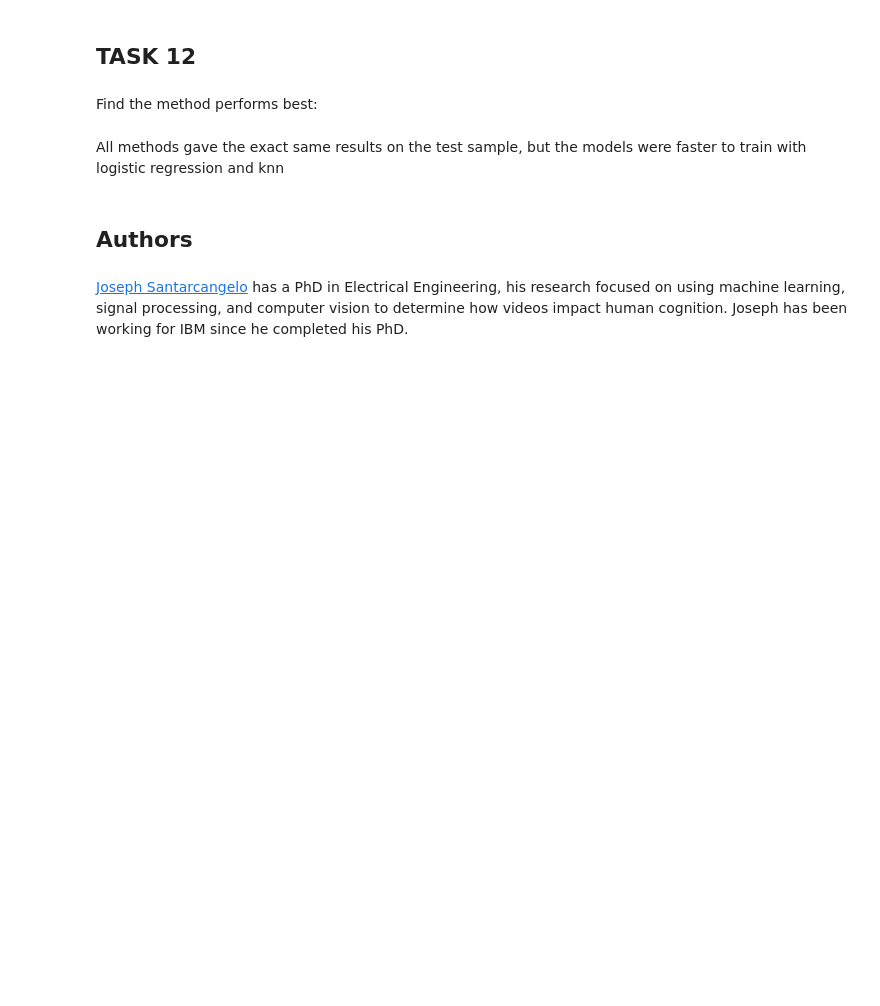
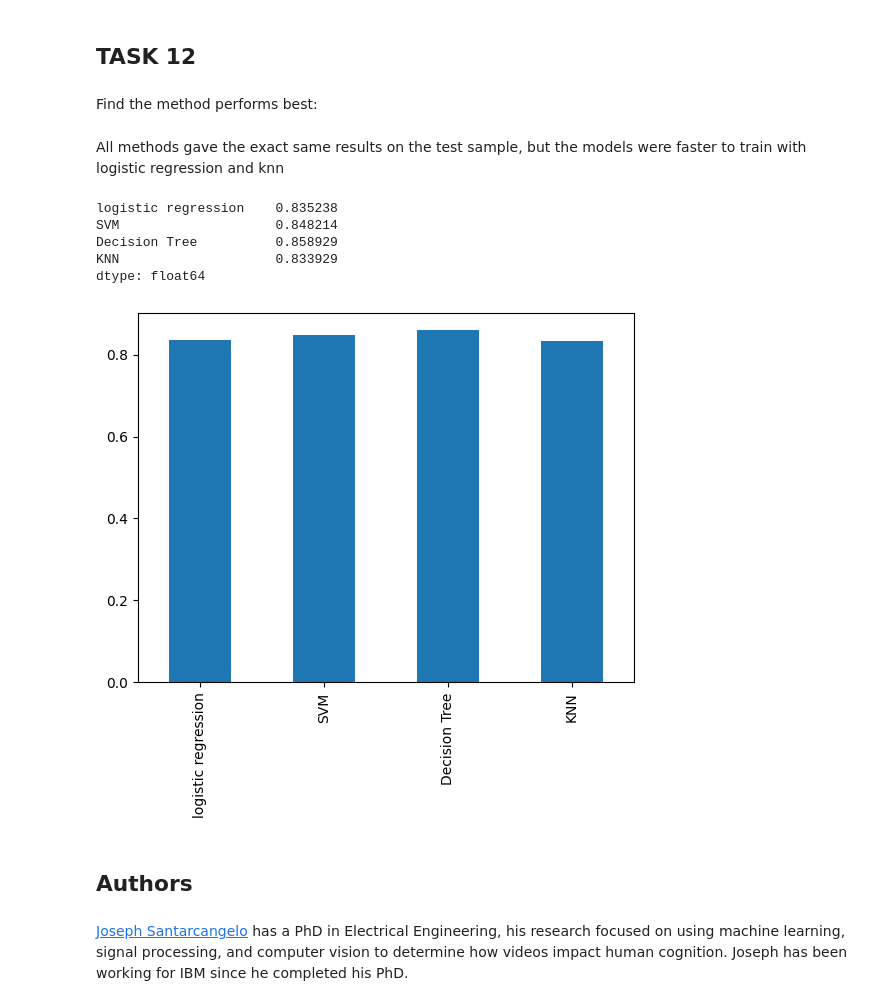
Before and after one commit to Madbubbl3/IBM-Data-Science-Professional-Certificate, a Jupyter notebook: Course 10 Capstone Project/8-labs-machine-learning.ipynb, the cells around one changed output. Saved outputs shown, nothing was run; the diff lists cells and outputs as text; code cells hidden in the pictures; blank space fills up the shorter version.

```diff
--- a/Course 10 Capstone Project/8-labs-machine-learning.ipynb
+++ b/Course 10 Capstone Project/8-labs-machine-learning.ipynb
@@ -324,6 +324,19 @@ plot_confusion_matrix(Y_test,yhat)
 Find the method performs best:
 # %% [markdown]
 All methods gave the exact same results on the test sample, but the models were faster to train with logistic regression and knn
+# %%
+accuracy = [logreg_cv.best_score_, svm_cv.best_score_, tree_cv.best_score_, knn_cv.best_score_]
+labels = ["logistic regression", "SVM", "Decision Tree", "KNN"]
+accSerie = pd.Series(data=accuracy, index=labels)
+accSerie.plot(kind="bar")
+accSerie
+# %% [output]
+logistic regression    0.835238
+SVM                    0.848214
+Decision Tree          0.858929
+KNN                    0.833929
+dtype: float64
+[figure, added]
 # %% [markdown]
 ## Authors
 # %% [markdown]
```
Also changed, not shown: parts of 2 cells of this notebook, 5 other files.
